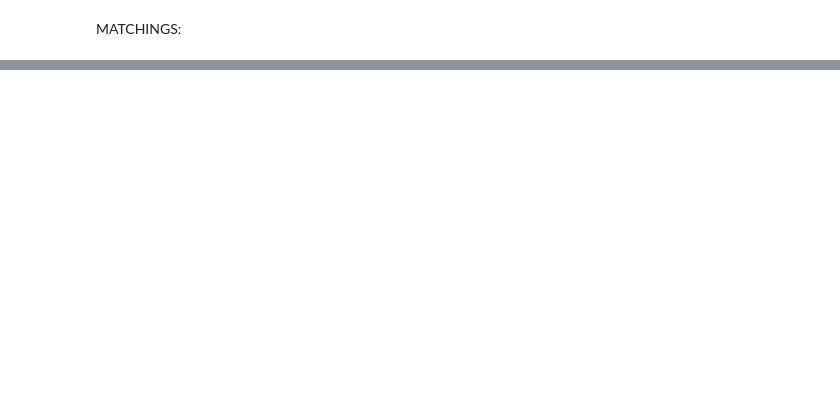
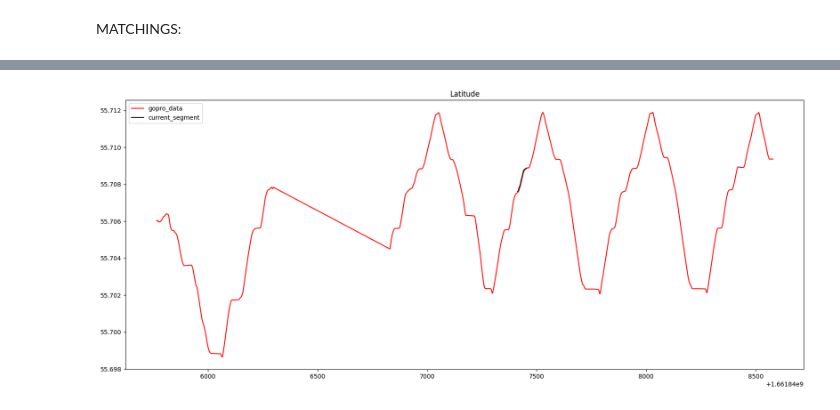
Before and after one commit to rreezN/CrackDetect, a Jupyter notebook: notebooks/gopro.ipynb, the cells around one changed output, grey strips where cells are left out. Saved outputs shown, nothing was run; the diff lists cells and outputs as text; code cells hidden in the pictures; blank space fills up the shorter version.

```diff
--- a/notebooks/gopro.ipynb
+++ b/notebooks/gopro.ipynb
@@ -159,0 +219,46 @@ MATCHINGS:
+# %%
+def find_best_start_and_end_indeces_by_time(current_segment, gopro_time):
+    # Find the start and end indeces of the section data based on time
+
+    current_segment_start_time = current_segment["measurements"]["gps"][0][0]
+    current_segment_end_time = current_segment["measurements"]["gps"][-1][0]
+    segment_time = [current_segment_start_time, current_segment_end_time]
+
+    diff_start = (gopro_time - segment_time[0]).abs()
+    start_index = diff_start.idxmin()
+    start_diff = diff_start.min()
+
+    diff_end = (gopro_time - segment_time[1]).abs()
+    end_index = diff_end.idxmin()
+    end_diff = diff_end.min()
+
+    return start_index, end_index, start_diff, end_diff
+# %%
+segment_files = glob('../data/interim/gm/*.hdf5')
+for segment_file in segment_files:
+    current_segment = unpack_hdf5(segment_file)
+    if current_segment["trip_name"] not in ["16006", "16009", "16011"]:
+        continue
+
+    for measurement in ['gps5', 'accl', 'gyro']:
+        start_index, end_index, start_diff, end_diff = find_best_start_and_end_indeces_by_time(current_segment, gopro_data[current_segment["trip_name"]][measurement]["date"])
+
+        if max(start_diff, end_diff) > 1:
+            continue
+
+        gopro_segment = gopro_data[current_segment["trip_name"]][measurement][start_index:end_index]
+        Path(f"../data/interim/gopro/{measurement}/").mkdir(parents=True, exist_ok=True)
+        gopro_segment.to_csv(f'../data/interim/gopro/{measurement}/segment_{segment_file[-8:-5]}.csv', sep=';', index=False)
+# %%
+fig, axes = plt.subplots(1,1, figsize=(20, 8))
+current_segment_lat = current_segment["measurements"]["gps"][:, 1]
+current_segment_time = current_segment["measurements"]["gps"][:, 0]
+
+# plot the two lines
+axes.plot(gopro_time, gopro_lat, c='r', label="gopro_data")
+axes.plot(current_segment_time, current_segment_lat, c='k', label="current_segment")
+axes.set_title("Latitude")
+axes.legend()
+plt.show()
+# %% [output]
+[figure, added]
```
Also changed, not shown: parts of 8 cells of this notebook, 1 other file.
